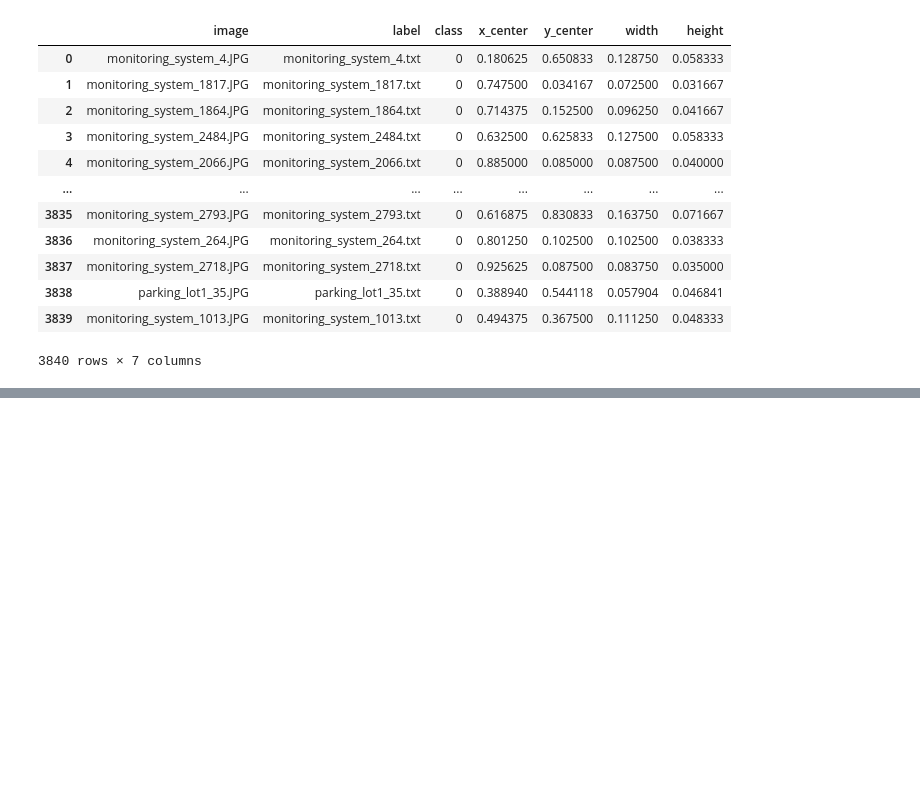
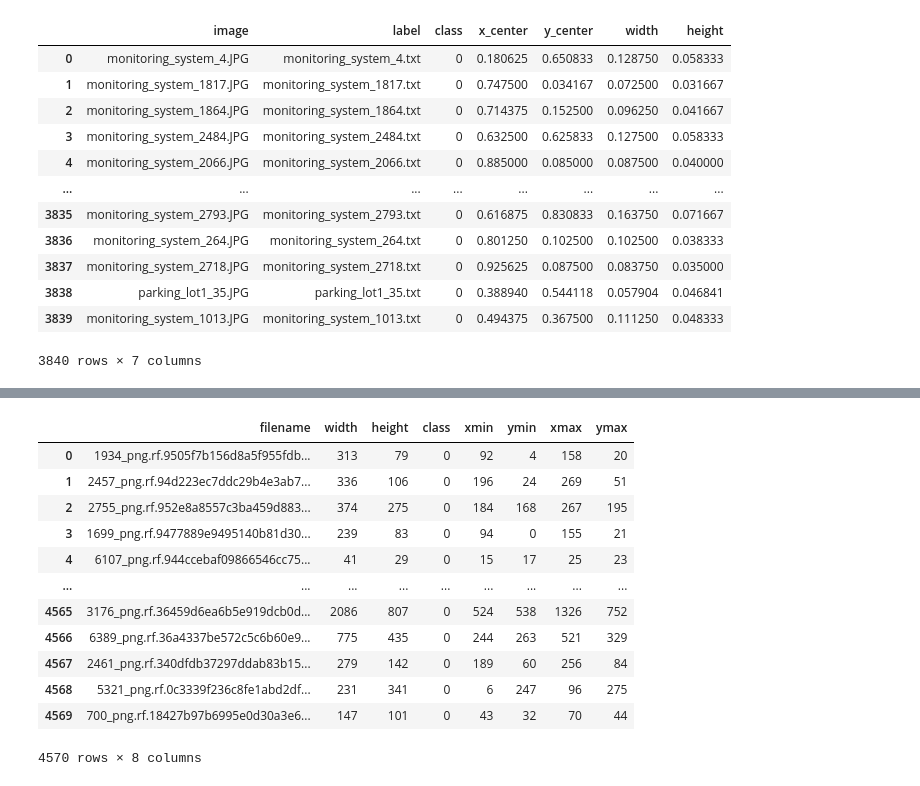
Before and after one commit to achurichi/CEIA, a Jupyter notebook: computer-vision-2/tp-final/dataset-processing.ipynb, the cells around one changed output, grey strips where cells are left out. Cells and saved outputs as stored; diff of their text form; code cells hidden in the pictures; blank space fills up the shorter version.

```diff
--- a/computer-vision-2/tp-final/dataset-processing.ipynb
+++ b/computer-vision-2/tp-final/dataset-processing.ipynb
@@ -96,0 +291,36 @@ True
+# %%
+TRAIN_PATH = os.path.join(DS_PATHS["roboflow1"], "train")
+TEST_PATH = os.path.join(DS_PATHS["roboflow1"], "test")
+VALID_PATH = os.path.join(DS_PATHS["roboflow1"], "valid")
+
+ROBOFLOW1_PATHS = {
+    "train": {
+        "images": TRAIN_PATH,
+        "dataset": os.path.join(TRAIN_PATH, "_annotations.csv"),
+    },
+    "test": {
+        "images": TEST_PATH,
+        "dataset": os.path.join(TEST_PATH, "_annotations.csv"),
+    },
+    "valid": {
+        "images": VALID_PATH,
+        "dataset": os.path.join(VALID_PATH, "_annotations.csv"),
+    },
+}
+
+roboflow1_train_df = pd.read_csv(ROBOFLOW1_PATHS["train"]["dataset"])
+roboflow1_train_df
+# %% [output]
+|  | filename | width | height | class | xmin | ymin | xmax | ymax |
+| 0 | 1934_png.rf.9505f7b156d8a5f955fdb... | 313 | 79 | 0 | 92 | 4 | 158 | 20 |
+| 1 | 2457_png.rf.94d223ec7ddc29b4e3ab7... | 336 | 106 | 0 | 196 | 24 | 269 | 51 |
+| 2 | 2755_png.rf.952e8a8557c3ba459d883... | 374 | 275 | 0 | 184 | 168 | 267 | 195 |
+| 3 | 1699_png.rf.9477889e9495140b81d30... | 239 | 83 | 0 | 94 | 0 | 155 | 21 |
+| 4 | 6107_png.rf.944ccebaf09866546cc75... | 41 | 29 | 0 | 15 | 17 | 25 | 23 |
+| ... | ... | ... | ... | ... | ... | ... | ... | ... |
+| 4565 | 3176_png.rf.36459d6ea6b5e919dcb0d... | 2086 | 807 | 0 | 524 | 538 | 1326 | 752 |
+| 4566 | 6389_png.rf.36a4337be572c5c6b60e9... | 775 | 435 | 0 | 244 | 263 | 521 | 329 |
+| 4567 | 2461_png.rf.340dfdb37297ddab83b15... | 279 | 142 | 0 | 189 | 60 | 256 | 84 |
+| 4568 | 5321_png.rf.0c3339f236c8fe1abd2df... | 231 | 341 | 0 | 6 | 247 | 96 | 275 |
+| 4569 | 700_png.rf.18427b97b6995e0d30a3e6... | 147 | 101 | 0 | 43 | 32 | 70 | 44 |
+4570 rows × 8 columns
```
Also changed, not shown: parts of 29 cells of this notebook, 1 other file.
